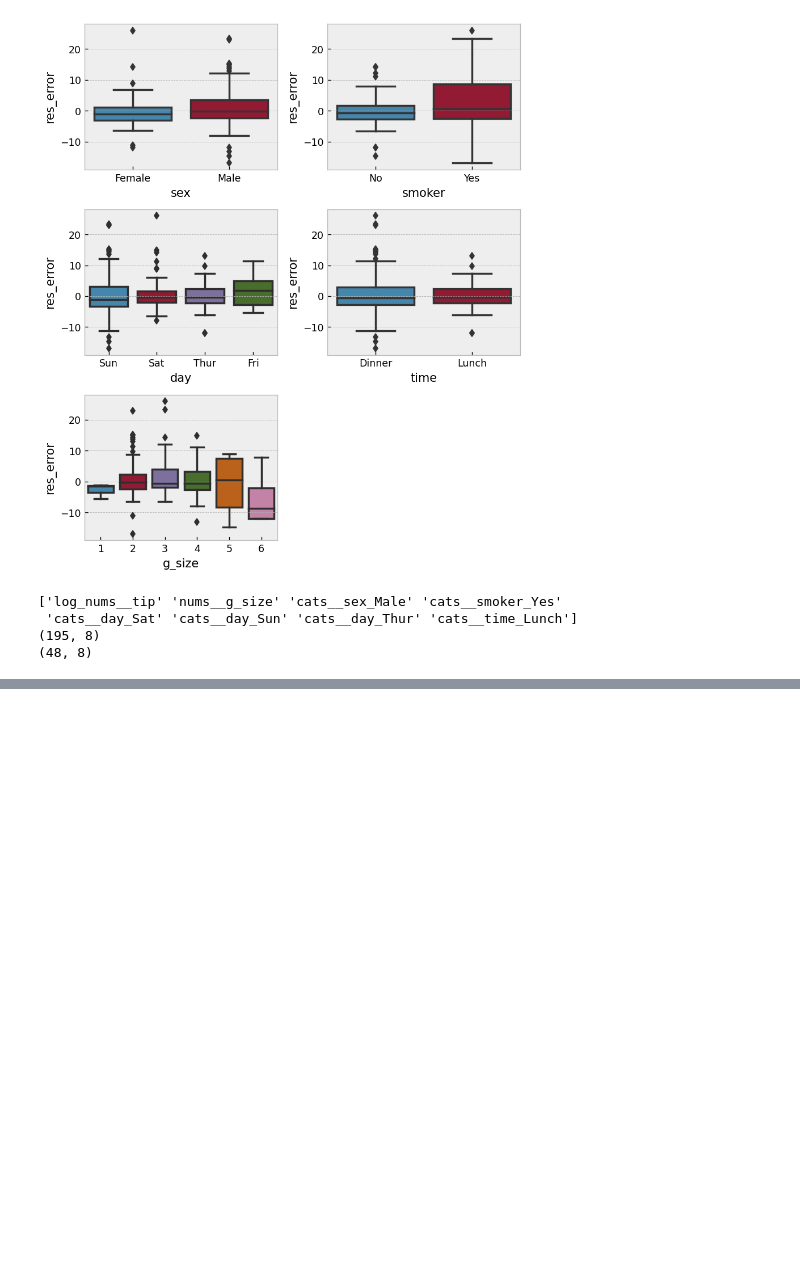
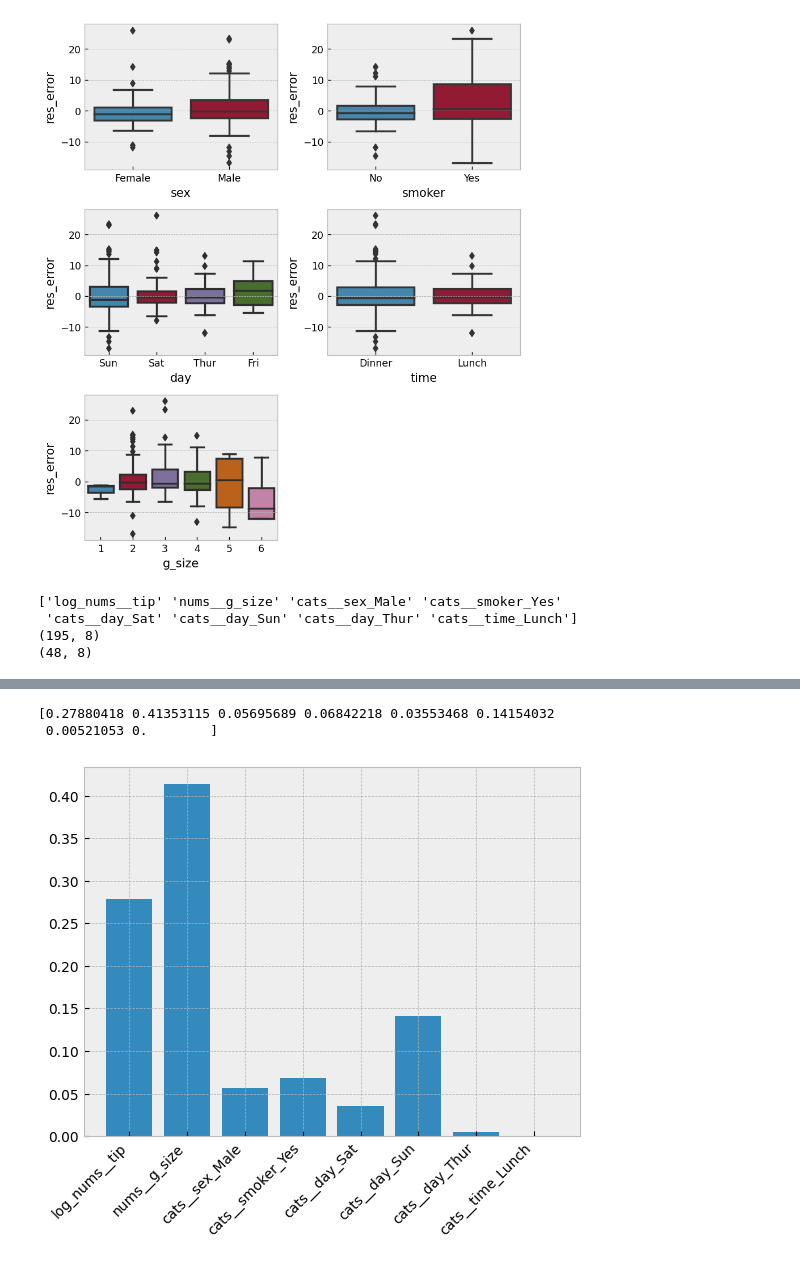
Before and after one commit to CJRockball/pred_service, a Jupyter notebook: notebooks/eda.ipynb, the cells around one changed output, grey strips where cells are left out. Cells and saved outputs as stored; diff of their text form; code cells hidden in the pictures; blank space fills up the shorter version.

```diff
--- a/notebooks/eda.ipynb
+++ b/notebooks/eda.ipynb
@@ -395,0 +384,11 @@ plt.show()
+# %%
+print(xgb_trained.feature_importances_)
+
+plt.figure()
+plt.bar(features, xgb_trained.feature_importances_)
+plt.xticks(rotation=45, ha='right')
+plt.show()
+# %% [output]
+[0.27880418 0.41353115 0.05695689 0.06842218 0.03553468 0.14154032
+ 0.00521053 0.        ]
+[figure, added]
```
Also changed, not shown: parts of 10 cells of this notebook, 13 other files.
